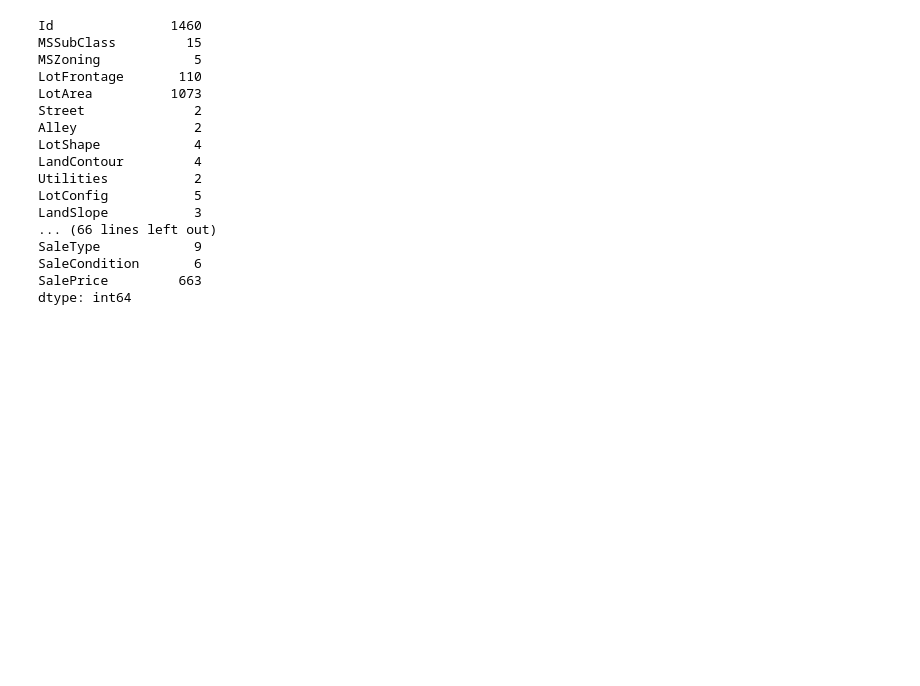
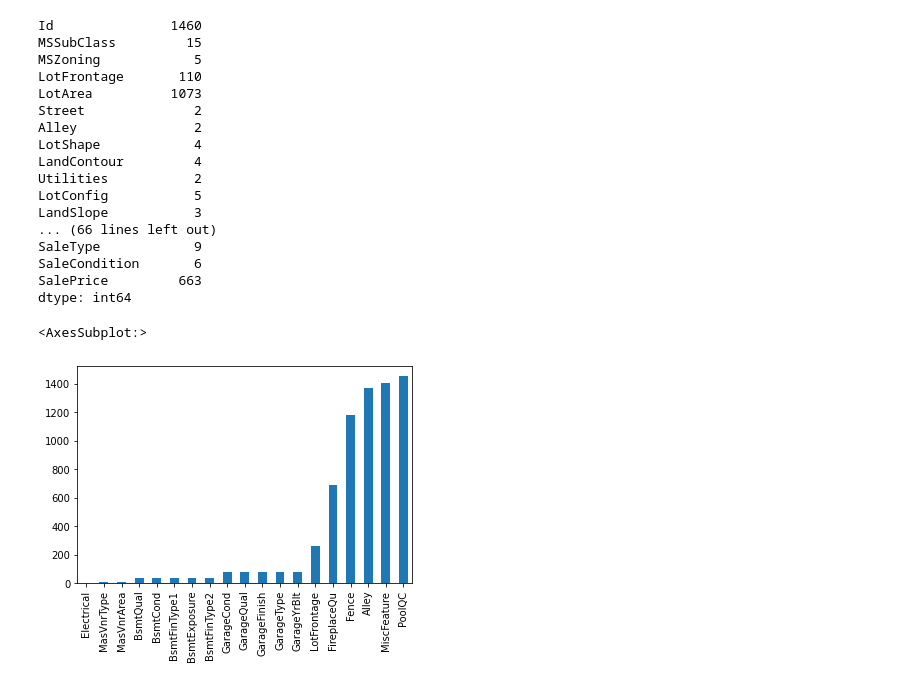
Before and after one commit to JeanMichelBereder/Kaggle, a Jupyter notebook: kaggle-house-prices.ipynb, the cells around one changed output. Saved outputs shown, nothing was run; the diff lists cells and outputs as text; code cells hidden in the pictures; blank space fills up the shorter version.

```diff
--- a/kaggle-house-prices.ipynb
+++ b/kaggle-house-prices.ipynb
@@ -109,3 +109,11 @@ SaleType            9
 SaleCondition       6
 SalePrice         663
 dtype: int64
+# %%
+missing = train_data.isnull().sum()
+missing = missing[missing > 0]
+missing.sort_values(inplace=True)
+missing.plot.bar()
+# %% [output]
+<AxesSubplot:>
+[figure, added]
```
